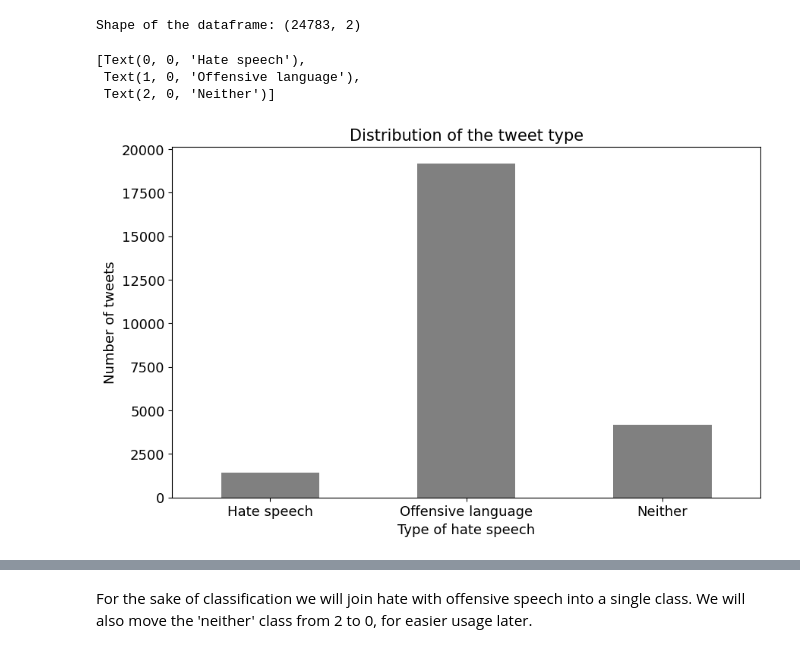
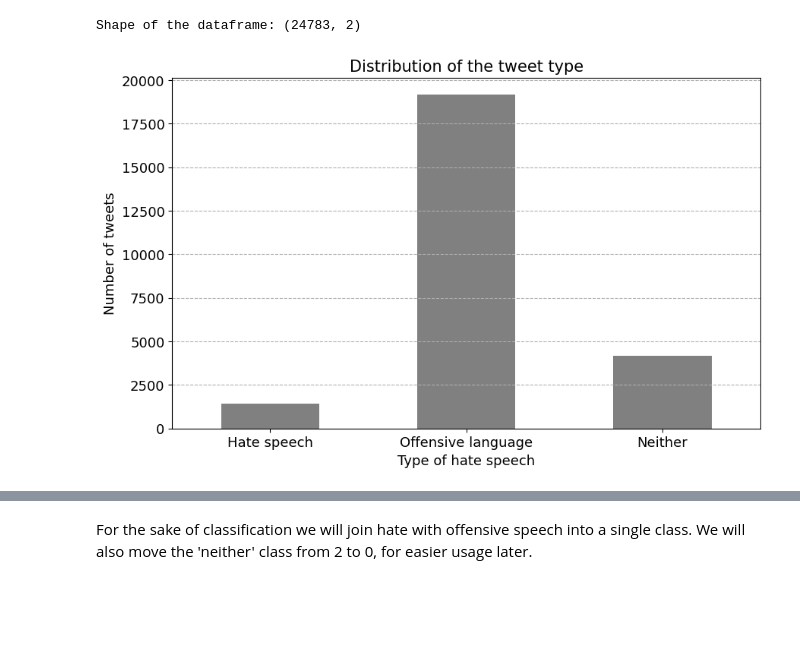
Before and after one commit to ZanKorosak/nlp-hate-speech, a Jupyter notebook: hate-speech.ipynb, the cells around one changed output, grey strips where cells are left out. Drawn from its saved outputs; the diff is of its cells as text; code cells hidden in the pictures; blank space fills up the shorter version.

```diff
--- a/hate-speech.ipynb
+++ b/hate-speech.ipynb
@@ -46,19 +46,23 @@ Shape of the dataframe: (24783, 2)
 # %%
 # Plot the distribution of the class column and sort the values
 ax = df_tweets['class'].value_counts().sort_index().plot(kind='bar', figsize=(10, 6), color='gray', fontsize=13)
 
 # Get current ax tics
 ax_tics = ax.get_xticks()
 
 # Add the title and labels
 ax.set_title('Distribution of the tweet type', fontsize=15)
 ax.set_ylabel('Number of tweets', fontsize=13)
 ax.set_xlabel('Type of hate speech', fontsize=13)
 
+# Add grid lines
+ax.grid(axis='y', linestyle='--')
+
+
 # Set the xticts with the class names
 ax.set_xticklabels([label_dict[i] for i in range(3)], rotation=0)
+
+# Save the plot into slike folder
+plt.savefig('./slike/distribution-bar.png')
 # %% [output]
-[Text(0, 0, 'Hate speech'),
- Text(1, 0, 'Offensive language'),
- Text(2, 0, 'Neither')]
-[figure, old version]
+[figure, new version]
```
Also changed, not shown: parts of 12 cells of this notebook, 5 other files.
